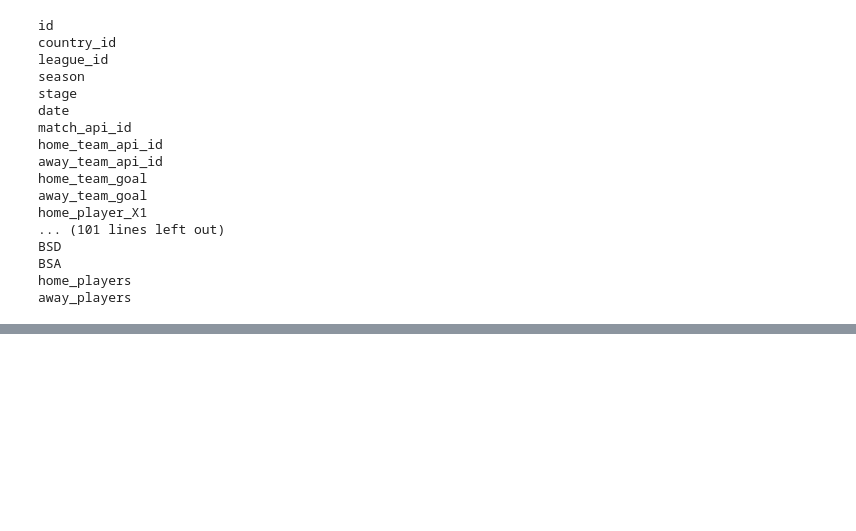
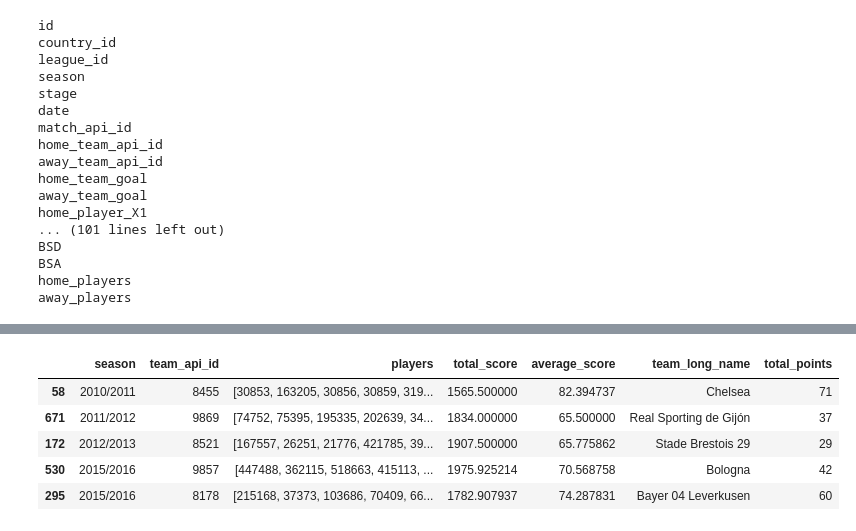
Before and after one commit to aalshabaan/com_480_football, a Jupyter notebook: team_statistics.ipynb, the cells around one changed output, grey strips where cells are left out. Saved outputs shown, nothing was run; the diff lists cells and outputs as text; code cells hidden in the pictures; blank space fills up the shorter version.

```diff
--- a/team_statistics.ipynb
+++ b/team_statistics.ipynb
@@ -148,0 +216,11 @@ players_per_team_df.to_csv('players_per_team.csv')
+# %%
+#players_per_team_df.drop('team_long_name_x', axis=1, inplace=True)
+players_per_team_df.rename(columns={'team_long_name_y': 'team_long_name'}, inplace=True)
+players_per_team_df.sample(5)
+# %% [output]
+|  | season | team_api_id | players | total_score | average_score | team_long_name | total_points |
+| 58 | 2010/2011 | 8455 | [30853, 163205, 30856, 30859, 319... | 1565.500000 | 82.394737 | Chelsea | 71 |
+| 671 | 2011/2012 | 9869 | [74752, 75395, 195335, 202639, 34... | 1834.000000 | 65.500000 | Real Sporting de Gijón | 37 |
+| 172 | 2012/2013 | 8521 | [167557, 26251, 21776, 421785, 39... | 1907.500000 | 65.775862 | Stade Brestois 29 | 29 |
+| 530 | 2015/2016 | 9857 | [447488, 362115, 518663, 415113, ... | 1975.925214 | 70.568758 | Bologna | 42 |
+| 295 | 2015/2016 | 8178 | [215168, 37373, 103686, 70409, 66... | 1782.907937 | 74.287831 | Bayer 04 Leverkusen | 60 |
```
Also changed, not shown: parts of 14 cells of this notebook, 2 other files.
